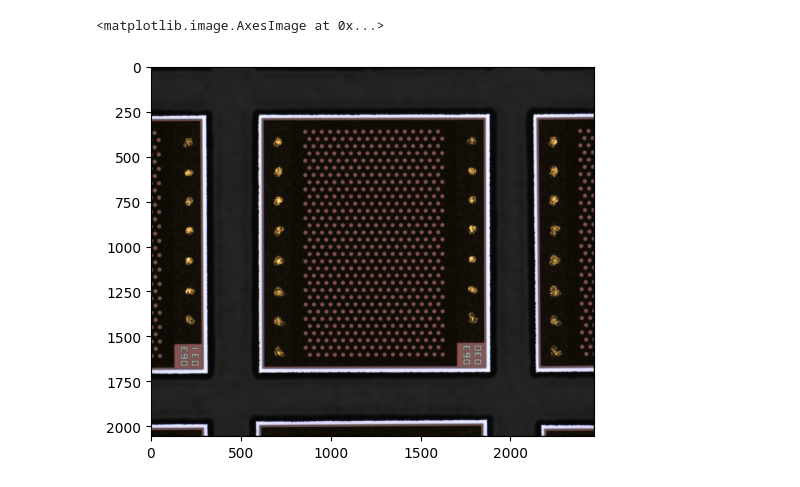
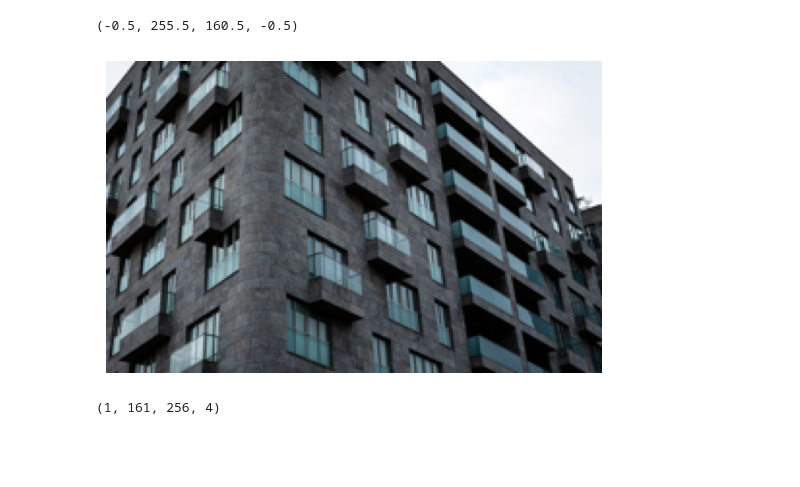
Before and after one commit to Jimmycho319/DWSR_train_test, a Jupyter notebook: produce_SR.ipynb, the cells around one changed output. Drawn from its saved outputs; the diff is of its cells as text; code cells hidden in the pictures; blank space fills up the shorter version.

```diff
--- a/produce_SR.ipynb
+++ b/produce_SR.ipynb
@@ -24,7 +18,8 @@ model = test.load_x2_from_weights(model, x2_weight_path)
 start_idx = 0
 end_idx = 20
 try_all_images = False
-dataset_path = os.path.join('I20', 'raw')           # path to image dataset
+dataset_path = os.path.join('Urban 100', 'X2 Urban100', 'X2', 'LOW X2 Urban')
+out_path = os.path.join('Urban 100', 'X2 Urban100', 'X2', 'SR X2 Urban')
 
 if try_all_images:
     image_paths = [os.path.join(dataset_path, f) for f in sorted(os.listdir(dataset_path))]
@@ -33,15 +28,19 @@ else:
 # %%
 def read_and_decode(path):
     im = tf.io.read_file(path)
     im = tf.image.decode_image(im, channels=3)
     return im
 rgb_images = [read_and_decode(path) for path in image_paths]
-images = np.array([tr.preprocess_single_image(im, channel_last=True) for im in rgb_images])
+images = [tr.preprocess_single_image(im, channel_last=True) for im in rgb_images]
 plt.imshow(rgb_images[0])
 plt.axis('off')
 # %% [output]
-<matplotlib.image.AxesImage at 0x...>
+(-0.5, 255.5, 160.5, -0.5)
-[figure, old version]
+[figure, new version]
+# %%
+images[0].shape
+# %% [output]
+(1, 161, 256, 4)
 # %%
 # get SR sub-band residuals
 predictions = []
```
Also changed, not shown: parts of 6 cells of this notebook.
